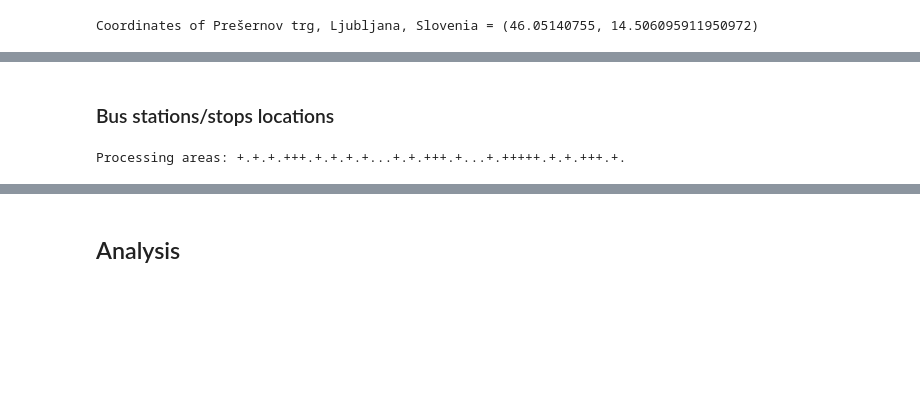
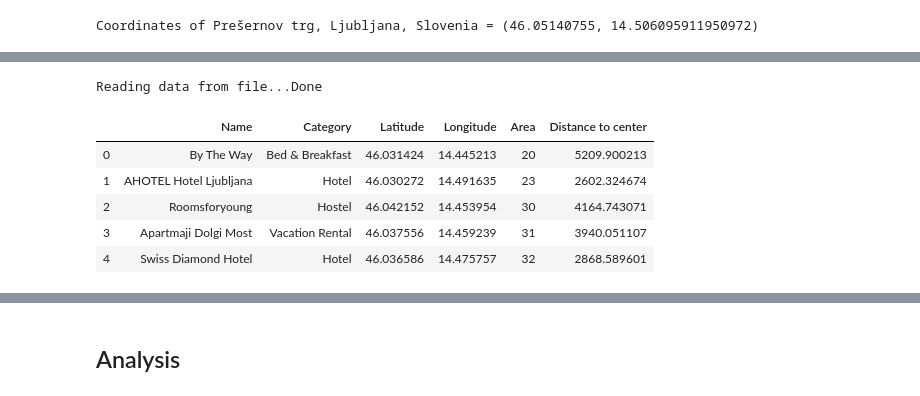
Before and after one commit to mkaste/Coursera_Capstone, a Jupyter notebook: Capstone_Project.ipynb, the cells around one changed output, grey strips where cells are left out. Drawn from its saved outputs; the diff is of its cells as text; code cells hidden in the pictures; blank space fills up the shorter version.

```diff
--- a/Capstone_Project.ipynb
+++ b/Capstone_Project.ipynb
@@ -329,9 +308,32 @@ The number of acoomodation locations in the grid is: 144
-# %% [markdown]
-### Bus stations/stops locations
-# %%
-# Get all the bus stations in the grid
-bus_station_id = ["4bf58dd8d48988d1fe931735", "52f2ab2ebcbc57f1066b8b4f"]
-
-bus_stations = get_venues_in_grid(bus_station_id, grid)
-# %% [output]
-Processing areas: +.+.+.+++.+.+.+.+...+.+.+++.+...+.+++++.+.+.+++.+.
+# %%
+# Get all the accomodation places in the grid
+
+# Accomodations_id is the Foursquare category id for "Hotel"
+accommodations_id = ["4bf58dd8d48988d1fa931735"]
+from_file = True
+
+if (from_file):
+    try:
+        print("Reading data from file...", end="")
+        accommodations = pd.read_csv("accommodations_10km.csv")
+        print("Done")
+    except:
+        print("Can't load data from file.")
+
+else:
+    try:
+        accommodations = get_venues_in_grid(accommodations_id, grid)
+        accommodations.to_csv("accommodations_10km.csv", index=False)
+    except:
+        print("Problem fetching or saving data.")
+# %% [output]
+Reading data from file...Done
+# %%
+accommodations.head()
+# %% [output]
+|  | Name | Category | Latitude | Longitude | Area | Distance to center |
+| 0 | By The Way | Bed & Breakfast | 46.031424 | 14.445213 | 20 | 5209.900213 |
+| 1 | AHOTEL Hotel Ljubljana | Hotel | 46.030272 | 14.491635 | 23 | 2602.324674 |
+| 2 | Roomsforyoung | Hostel | 46.042152 | 14.453954 | 30 | 4164.743071 |
+| 3 | Apartmaji Dolgi Most | Vacation Rental | 46.037556 | 14.459239 | 31 | 3940.051107 |
+| 4 | Swiss Diamond Hotel | Hotel | 46.036586 | 14.475757 | 32 | 2868.589601 |
```
Also changed, not shown: parts of 81 cells of this notebook, 3 other files.
